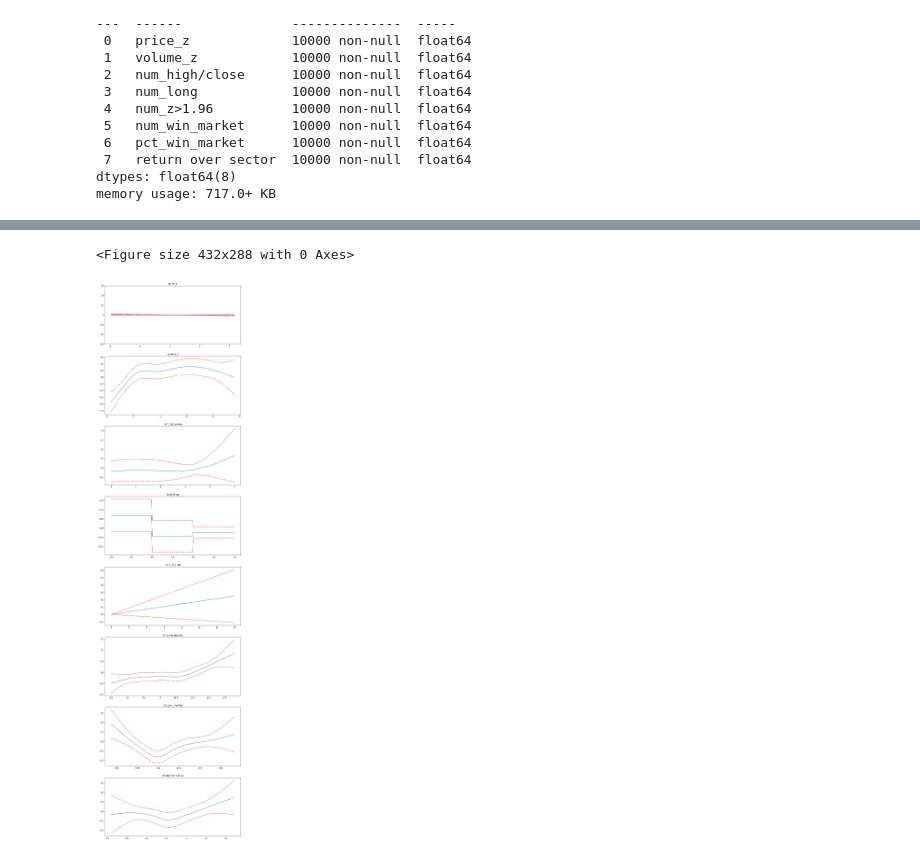
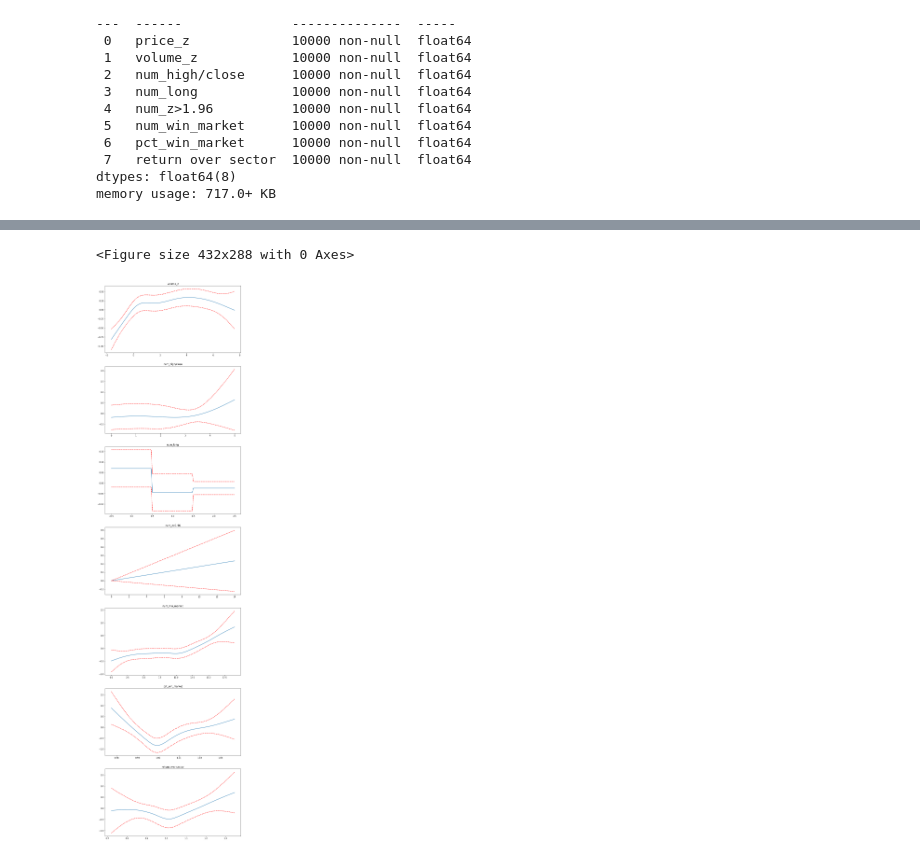
Before and after one commit to occam-KHS/Hanbit-Media, a Jupyter notebook: 4.5.3 GAM.ipynb, the cells around one changed output, grey strips where cells are left out. Saved outputs shown, nothing was run; the diff lists cells and outputs as text; code cells hidden in the pictures.

```diff
--- a/4.5.3 GAM.ipynb
+++ b/4.5.3 GAM.ipynb
@@ -52,7 +52,7 @@ y = train['target']
 X_test = test.drop(columns='target')
 y_test = test['target']
 
-gam = LogisticGAM(te(0,1) + s(1) + s(2) + f(3) + l(4) + s(5) + s(6) + s(7), verbose=True)
+gam = LogisticGAM(te(0,1, n_splines=5) + s(1) + s(2) + f(3) + l(4) + s(5) + s(6) + s(7), verbose=True)
 results = gam.gridsearch(X.to_numpy(), y.to_numpy())
 print(results.summary())
 # %% [output]
@@ -77,18 +77,19 @@ None
 # %%
 titles = list(train.columns)
 plt.figure()
-fig, axs = plt.subplots(8, 1, figsize=(12, 50))
+fig, axs = plt.subplots(7, 1, figsize=(12, 50))
 for i, ax in enumerate(axs):
+    i = i + 1
     XX = gam.generate_X_grid(term=i)
 
     ax.plot(XX[:, i], gam.partial_dependence(term=i, X=XX))
     ax.plot(XX[:, i], gam.partial_dependence(term=i, X=XX,  width=.95)[1], c='r', ls='--')
     if i == 0:
         ax.set_ylim(-30,30)
     ax.set_title(titles[i])
 # %% [output]
 <Figure size 432x288 with 0 Axes>
-[figure, old version]
+[figure, new version]
 # %%
 yhat = results.predict_proba(X.to_numpy())
 yhat = pd.Series(yhat, name='yhat', index=y.index)
```
Also changed, not shown: parts of 2 cells of this notebook.
